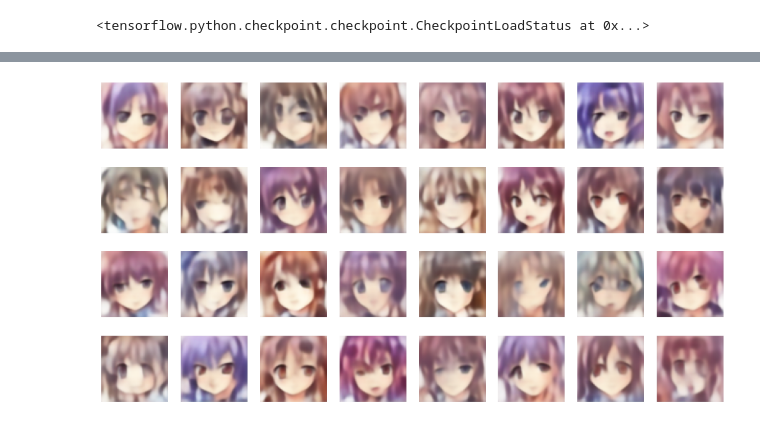
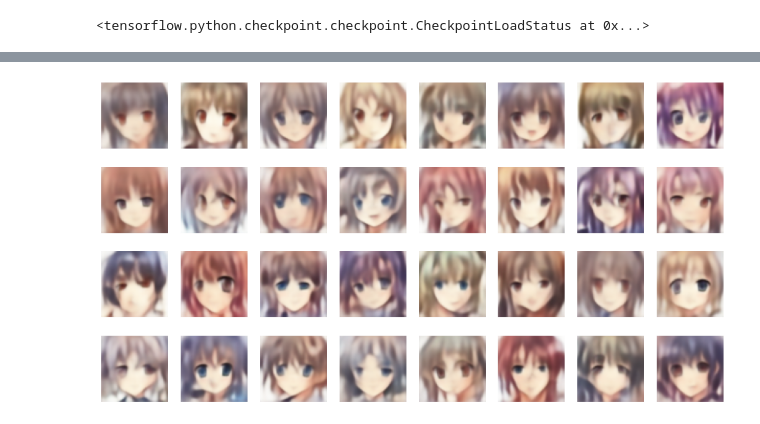
Before and after one commit to Cuzime/ML_projects, a Jupyter notebook: AYCL.ipynb, the cells around one changed output, grey strips where cells are left out. Drawn from its saved outputs; the diff is of its cells as text; code cells hidden in the pictures.

Commit message:
updated visualizations

```diff
--- a/AYCL.ipynb
+++ b/AYCL.ipynb
@@ -1672,23 +1672,23 @@ for i in range(7):
 # %%
 # generate random anime faces
 
-scale = 0.26
-length = 0.26
+scale = 0.2
+length = 0.01
 
 plt.figure(figsize=(15,8))
 for i in range(32):
   z = []
   for j in range(latent_dim):
     z.append(np.random.normal(loc = np.random.uniform(-length, length), scale = scale))
 
   ax = plt.subplot(4, 8, i + 1)
   z_vector_sampled = np.array([z])
   decoded = decoder.predict(z_vector_sampled, verbose = False)
   image = decoded[0].reshape(img_height,img_width, 3)
   plt.imshow(image)
   plt.axis("off")
 # %% [output]
-[figure, old version]
+[figure, new version]
 # %%
 import imageio
 
```
Also changed, not shown: parts of 4 cells of this notebook, 1 other file.
